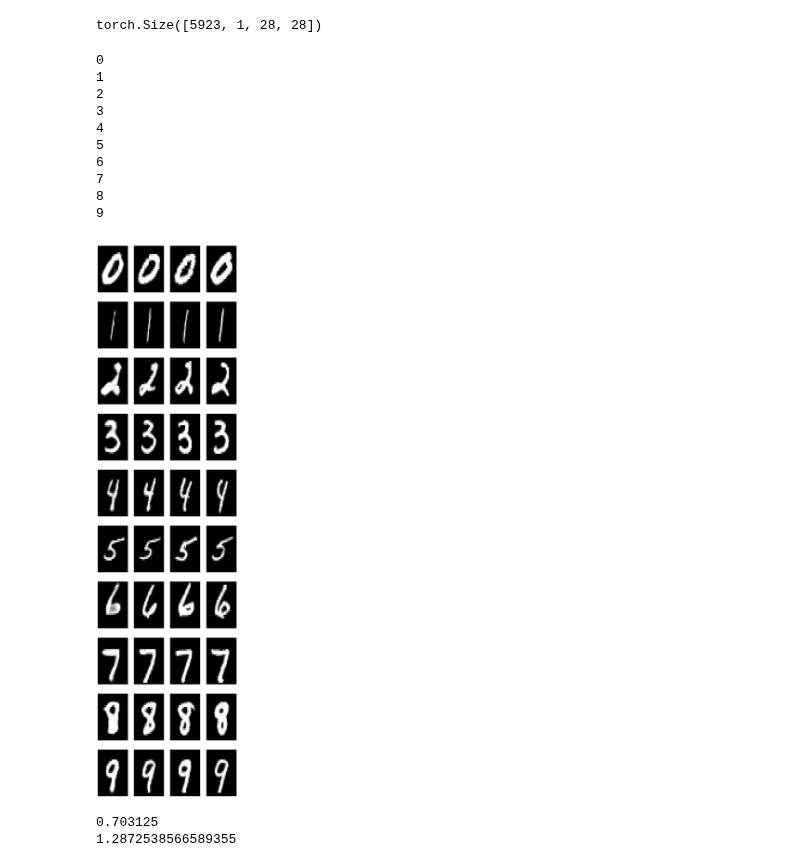
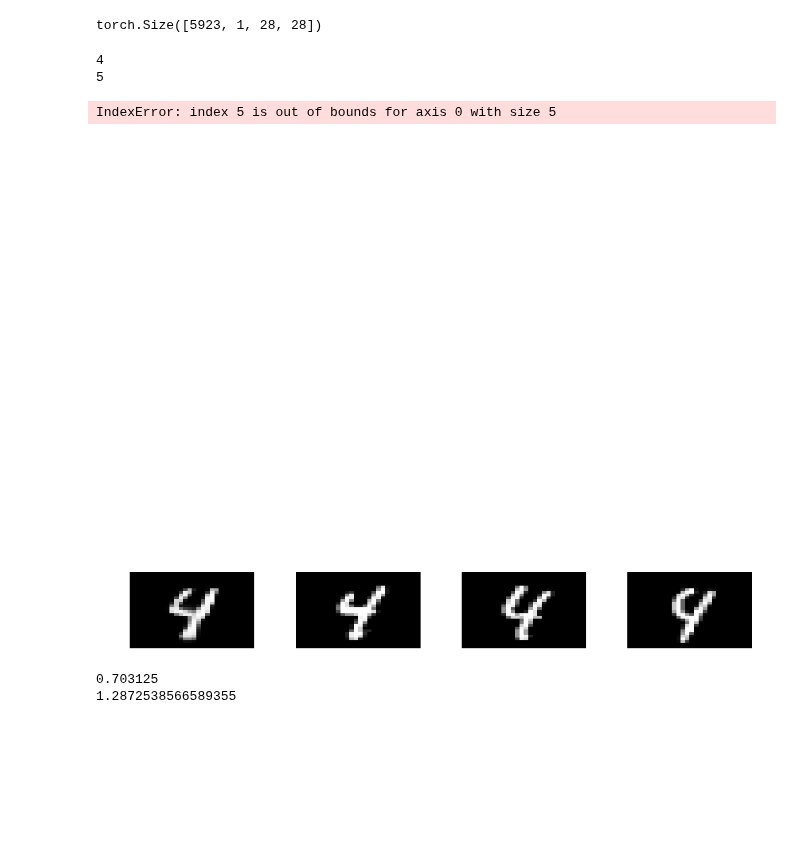
Before and after one commit to nef-gpt/adl4cv, a Jupyter notebook: naive_tokenized_approach.ipynb, the cells around one changed output. Cells and saved outputs as stored; diff of their text form; code cells hidden in the pictures; blank space fills up the shorter version.

Commit message:
Two new visualizations

```diff
--- a/naive_tokenized_approach.ipynb
+++ b/naive_tokenized_approach.ipynb
@@ -364,12 +363,14 @@ from utils.metrics import pairwise_ssim_distance
 # where 3 is
 num_neighbors = 3
 width = 1 + num_neighbors
-height = 10
+height = 5
+offset = 5
 # Plotting the tensors as heatmaps in grayscale
 plt.style.use("dark_background")
-fig, axes = plt.subplots(height, width, figsize=(10, 40))
+fig, axes = plt.subplots(height, width, figsize=(10, (width / height) * 10))
 
 fig.patch.set_alpha(0)
+fig.tight_layout()
 
 for ax in axes.flat:
     ax.patch.set_facecolor("none")
@@ -381,7 +382,8 @@ kwargs = {
 "fixed_label": None,
 }
 
-for label in range(height):
+for row in range(height):
+    label = row + offset
 
     model.eval()
     novel_tokens = model.generate(torch.Tensor([[token_dict["SOS"], token_dict[str(label)]]]).long().to(device="cuda"), dataset[0][0].shape[0], temperature=0.87345, top_k=1)[:, 1:]
@@ -398,42 +400,35 @@ for label in range(height):
 
     reconstructed_dict = backtransform_weights(novel_weights, original_dict["state_dict"])
 
     mlp3d = MLP3D(**original_dict["model_config"])
     mlp3d.load_state_dict(reconstructed_dict)
     reconstructed_tensor = torch.Tensor(rearrange( reconstruct_image(mlp3d), "... -> 1 1 ..."))
 
     # now find the closest neighbor regarding the ssim_distance
     distances = pairwise_ssim_distance(reconstructed_tensor, mnist[label])
 
     closest = torch.sort(distances).indices[:, -num_neighbors:]
 
     for i in range(num_neighbors):
         closest_neighbor = mnist[label][closest[:, -(i+1)].item()]
 
         axes[label][i + 1].imshow(closest_neighbor.squeeze(0), cmap='gray', aspect='auto')
         axes[label][i + 1].set_title(f"Nearest Neighbor {i + 1}")
         axes[label][i + 1].axis("off")
 
     axes[label][0].imshow(rearrange(reconstructed_tensor, "1 1 w h -> w h"), cmap='gray', aspect='auto')
     axes[label][0].set_title(f"Novel")
     axes[label][0].axis("off")
 
 fig.patch.set_alpha(0)
 
 
 plt.show()
 # %% [output]
-0
-1
-2
-3
 4
 5
-6
-7
-8
-9
+IndexError: index 5 is out of bounds for axis 0 with size 5
-[figure, old version]
+[figure, new version]
 # %%
 from training.mnist_classifier_score import compute_mnist_score
 acc, loss= compute_mnist_score(model, vq, "cuda", token_dict)
```
Also changed, not shown: parts of 3 cells of this notebook, 2 other files.
